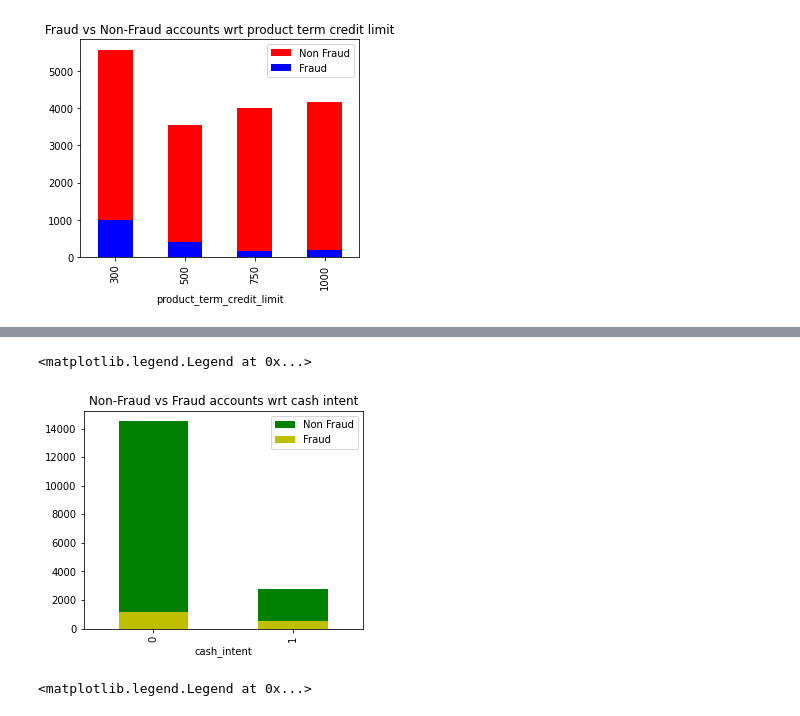
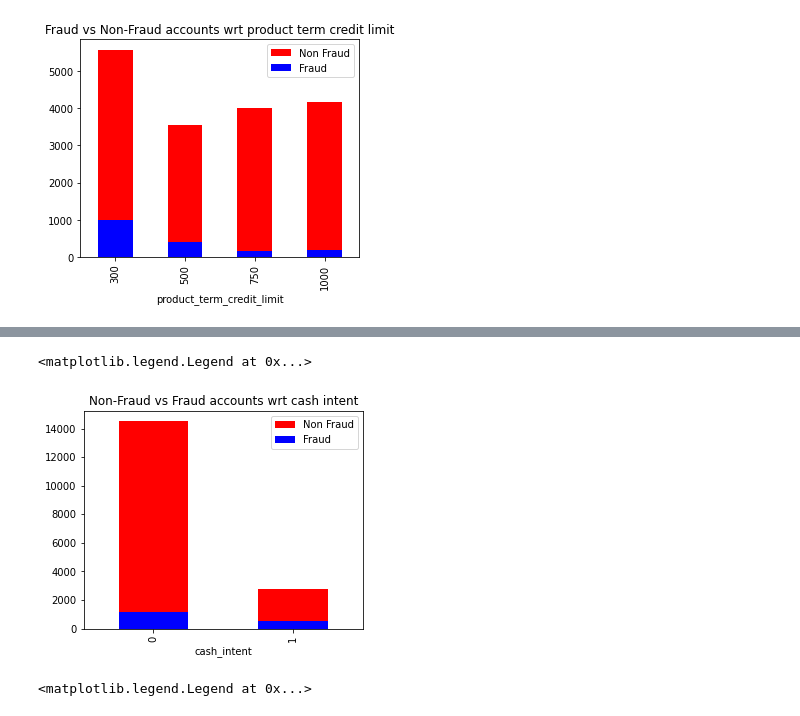
Before and after one commit to madhusanthan/Credit-Fraud-Risk-Model, a Jupyter notebook: EDA.ipynb, the cells around one changed output, grey strips where cells are left out. Drawn from its saved outputs; the diff is of its cells as text; code cells hidden in the pictures.

```diff
--- a/EDA.ipynb
+++ b/EDA.ipynb
@@ -307,13 +342,13 @@ size_F_cash_intent = grouped1.size()
 grouped_NF = Nfraud.groupby(['cash_intent'])
 size_NF_cash_intent = grouped_NF.size()
 # %%
-size_NF_cash_intent.plot(subplots=True, kind='bar',color = 'g', figsize= (5,4), label = "Non Fraud")
-size_F_cash_intent.plot(subplots=True,kind='bar',color = 'y', figsize= (5,4), label = "Fraud")
+size_NF_cash_intent.plot(subplots=True, kind='bar',color = 'r', figsize= (5,4), label = "Non Fraud")
+size_F_cash_intent.plot(subplots=True,kind='bar',color = 'b', figsize= (5,4), label = "Fraud")
 plt.title('Non-Fraud vs Fraud accounts wrt cash intent')
 plt.legend()
 # %% [output]
 <matplotlib.legend.Legend at 0x...>
-[figure, old version]
+[figure, new version]
 # %%
 N_fraud = df_credit[df_credit['NP'] == 0]
 Fraud = df_credit[df_credit['NP'] == 1]
```
Also changed, not shown: parts of 55 cells of this notebook.
